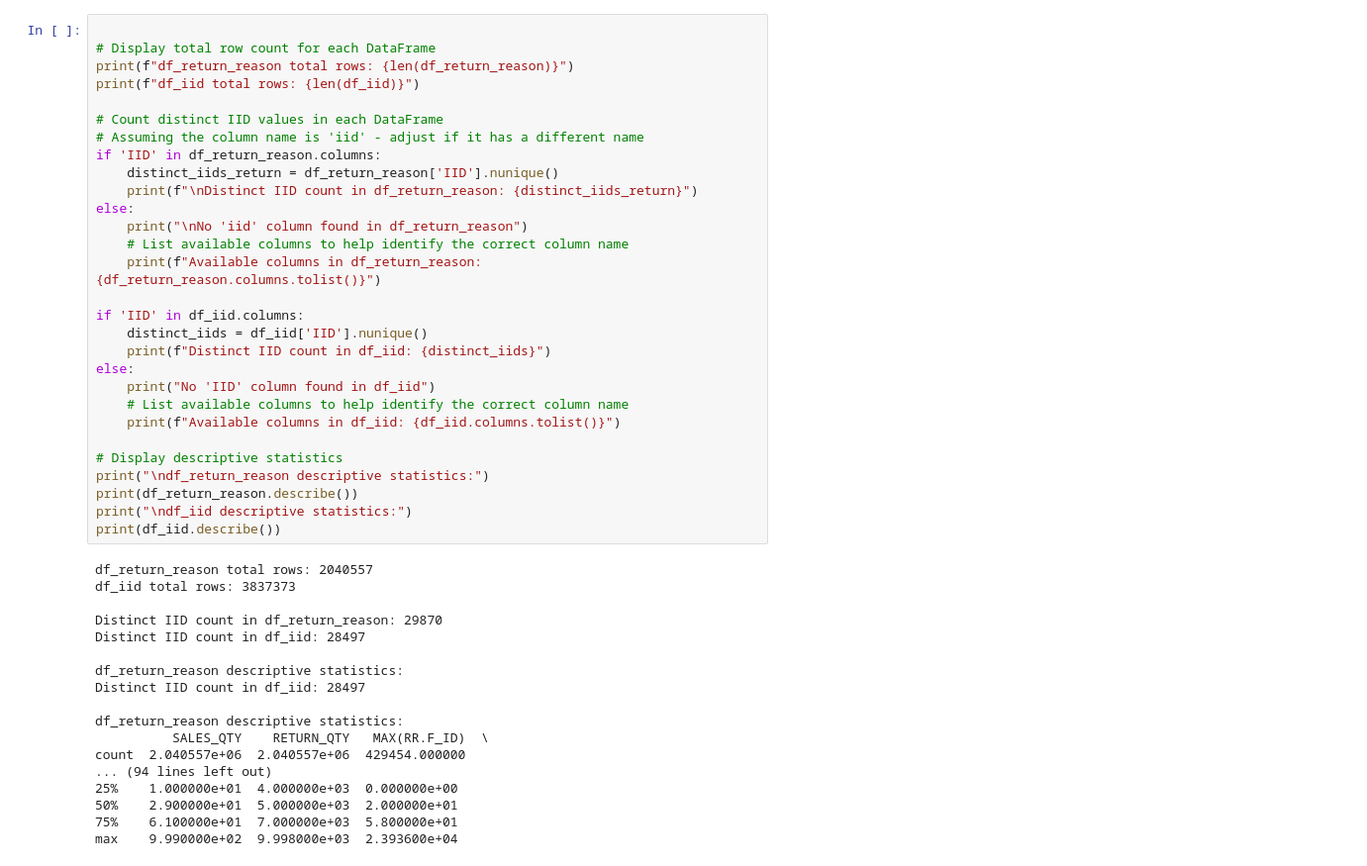
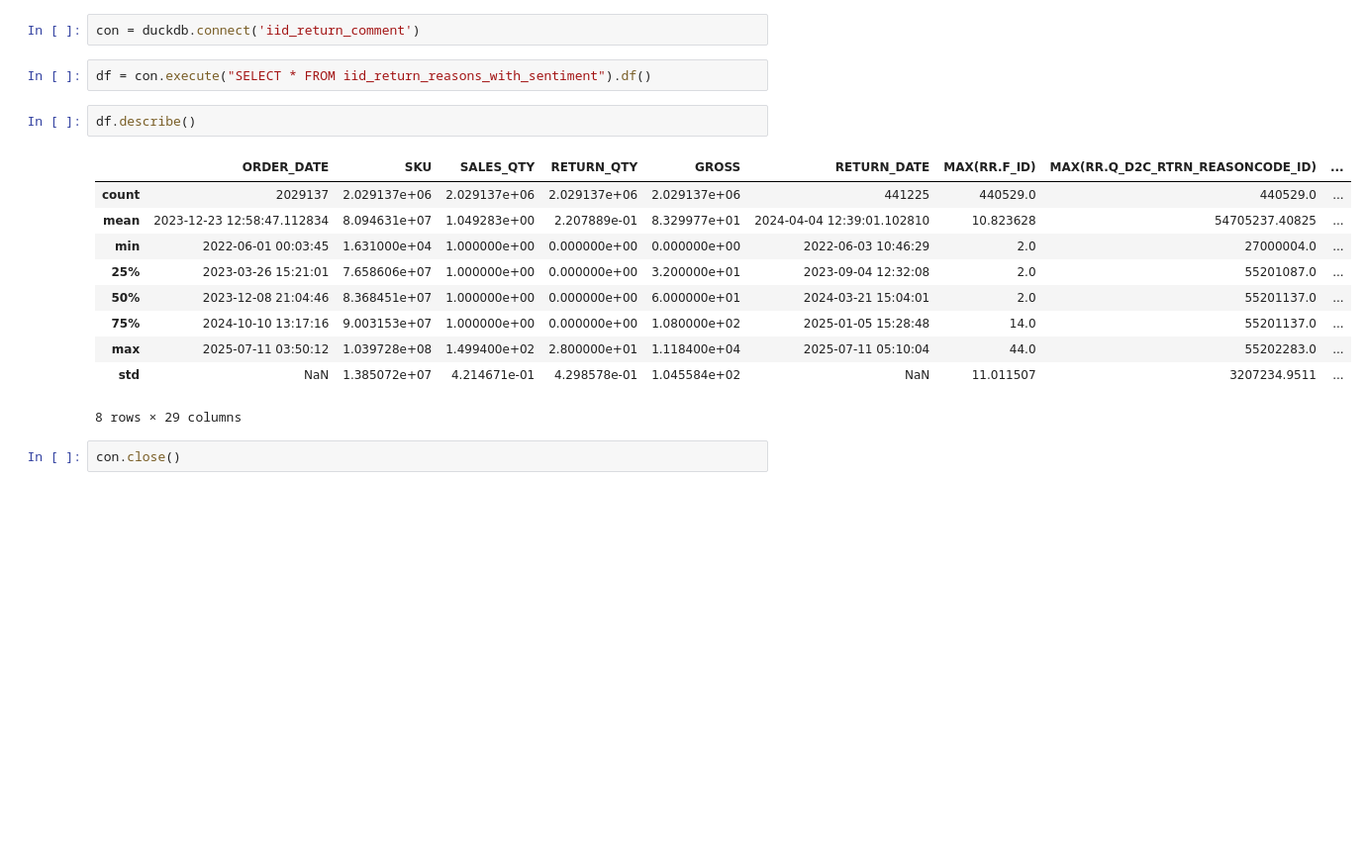
Before and after one commit to mwhittaker1/review_analyzer, a Jupyter notebook: scratch.ipynb, the cells around one changed output. Shown at 99% size. Drawn from its saved outputs; the diff is of its cells as text; blank space fills up the shorter version.

```diff
--- a/scratch.ipynb
+++ b/scratch.ipynb
@@ -26,47 +4,19 @@ max    9.990000e+02  9.998000e+03  2.393600e+04
-# %%
-
-# Display total row count for each DataFrame
-print(f"df_return_reason total rows: {len(df_return_reason)}")
-print(f"df_iid total rows: {len(df_iid)}")
-
-# Count distinct IID values in each DataFrame
-# Assuming the column name is 'iid' - adjust if it has a different name
-if 'IID' in df_return_reason.columns:
-    distinct_iids_return = df_return_reason['IID'].nunique()
-    print(f"\nDistinct IID count in df_return_reason: {distinct_iids_return}")
-else:
-    print("\nNo 'iid' column found in df_return_reason")
-    # List available columns to help identify the correct column name
-    print(f"Available columns in df_return_reason: {df_return_reason.columns.tolist()}")
-
-if 'IID' in df_iid.columns:
-    distinct_iids = df_iid['IID'].nunique()
-    print(f"Distinct IID count in df_iid: {distinct_iids}")
-else:
-    print("No 'IID' column found in df_iid")
-    # List available columns to help identify the correct column name
-    print(f"Available columns in df_iid: {df_iid.columns.tolist()}")
-
-# Display descriptive statistics
-print("\ndf_return_reason descriptive statistics:")
-print(df_return_reason.describe())
-print("\ndf_iid descriptive statistics:")
-print(df_iid.describe())
-# %% [output]
-df_return_reason total rows: 2040557
-df_iid total rows: 3837373
-
-Distinct IID count in df_return_reason: 29870
-Distinct IID count in df_iid: 28497
-
-df_return_reason descriptive statistics:
-Distinct IID count in df_iid: 28497
-
-df_return_reason descriptive statistics:
-          SALES_QTY    RETURN_QTY   MAX(RR.F_ID)  \
-count  2.040557e+06  2.040557e+06  429454.000000
-... (94 lines left out)
-25%    1.000000e+01  4.000000e+03  0.000000e+00
-50%    2.900000e+01  5.000000e+03  2.000000e+01
-75%    6.100000e+01  7.000000e+03  5.800000e+01
-max    9.990000e+02  9.998000e+03  2.393600e+04
+# %%
+con = duckdb.connect('iid_return_comment')
+# %%
+df = con.execute("SELECT * FROM iid_return_reasons_with_sentiment").df()
+# %%
+df.describe()
+# %% [output]
+|  | ORDER_DATE | SKU | SALES_QTY | RETURN_QTY | GROSS | RETURN_DATE | MAX(RR.F_ID) | MAX(RR.Q_D2C_RTRN_REASONCODE_ID) | ... |
+| count | 2029137 | 2.029137e+06 | 2.029137e+06 | 2.029137e+06 | 2.029137e+06 | 441225 | 440529.0 | 440529.0 | ... |
+| mean | 2023-12-23 12:58:47.112834 | 8.094631e+07 | 1.049283e+00 | 2.207889e-01 | 8.329977e+01 | 2024-04-04 12:39:01.102810 | 10.823628 | 54705237.40825 | ... |
+| min | 2022-06-01 00:03:45 | 1.631000e+04 | 1.000000e+00 | 0.000000e+00 | 0.000000e+00 | 2022-06-03 10:46:29 | 2.0 | 27000004.0 | ... |
+| 25% | 2023-03-26 15:21:01 | 7.658606e+07 | 1.000000e+00 | 0.000000e+00 | 3.200000e+01 | 2023-09-04 12:32:08 | 2.0 | 55201087.0 | ... |
+| 50% | 2023-12-08 21:04:46 | 8.368451e+07 | 1.000000e+00 | 0.000000e+00 | 6.000000e+01 | 2024-03-21 15:04:01 | 2.0 | 55201137.0 | ... |
+| 75% | 2024-10-10 13:17:16 | 9.003153e+07 | 1.000000e+00 | 0.000000e+00 | 1.080000e+02 | 2025-01-05 15:28:48 | 14.0 | 55201137.0 | ... |
+| max | 2025-07-11 03:50:12 | 1.039728e+08 | 1.499400e+02 | 2.800000e+01 | 1.118400e+04 | 2025-07-11 05:10:04 | 44.0 | 55202283.0 | ... |
+| std | NaN | 1.385072e+07 | 4.214671e-01 | 4.298578e-01 | 1.045584e+02 | NaN | 11.011507 | 3207234.9511 | ... |
+8 rows × 29 columns
+# %%
+con.close()
```
Also changed, not shown: parts of 3 cells of this notebook, 10 other files.
